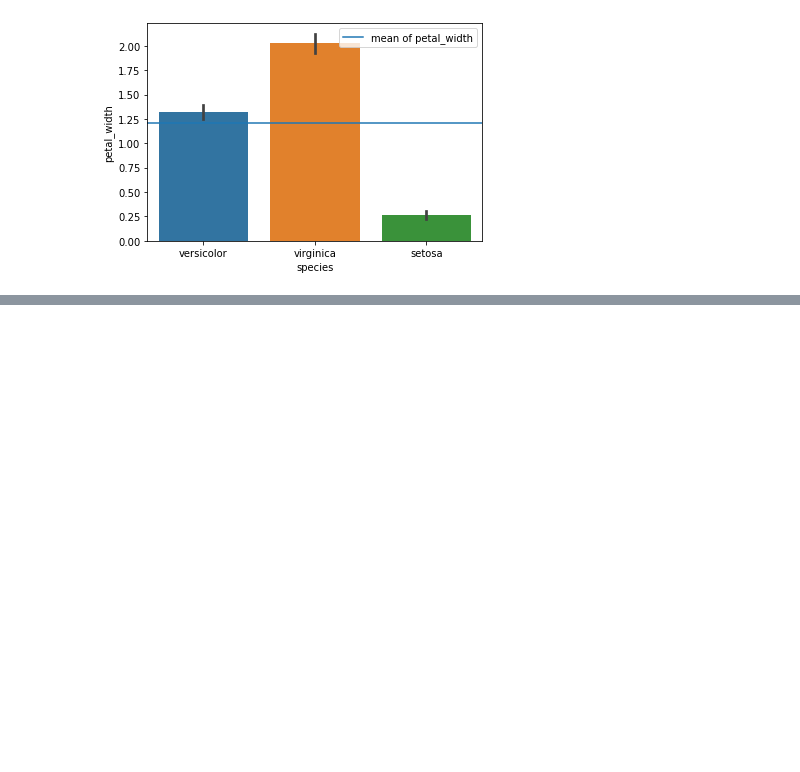
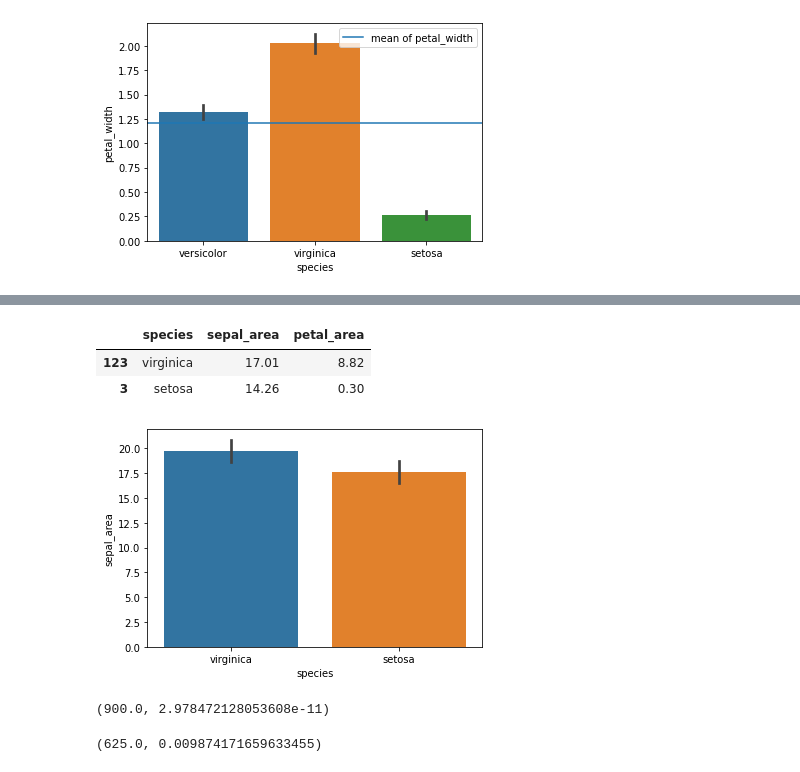
Before and after one commit to rajeshlamichhane04/classification_exercises, a Jupyter notebook: classification-exercises.ipynb, the cells around one changed output, grey strips where cells are left out. Drawn from its saved outputs; the diff is of its cells as text; code cells hidden in the pictures; blank space fills up the shorter version.

```diff
--- a/classification-exercises.ipynb
+++ b/classification-exercises.ipynb
@@ -1242,0 +1248,4 @@ Ask a specific question of the data, such as: is the sepal area signficantly dif
+# %%
+#get area of sepal
+train['sepal_area']=train.sepal_length * train.sepal_width
+train['sepal_area'].head(5)
@@ -1242,0 +1259,5 @@ Ask a specific question of the data, such as: is the sepal area signficantly dif
+# %%
+#get area petal
+train['petal_area']=train['petal_length']*train['petal_width']
+
+train['petal_area'].head(5)
@@ -1242,0 +1271,4 @@ Ask a specific question of the data, such as: is the sepal area signficantly dif
+# %%
+#new dataframe
+train2 = train[["species","sepal_area","petal_area"]]
+train2.head()
@@ -1242,0 +1282,13 @@ Ask a specific question of the data, such as: is the sepal area signficantly dif
+# %%
+#drop versicolor
+train2 = train2[train2.species != "versicolor"]
+train2.head(2)
+# %% [output]
+|  | species | sepal_area | petal_area |
+| 123 | virginica | 17.01 | 8.82 |
+| 3 | setosa | 14.26 | 0.30 |
+# %%
+sns.barplot(data = train2, x='species', y='sepal_area')
+plt.show()
+# %% [output]
+[figure, added]
@@ -1242,0 +1297,11 @@ Ask a specific question of the data, such as: is the sepal area signficantly dif
+# %%
+#mann-whitney test
+#Ho:there is no significant difference in petal area between virginica and setosa species
+#Ha:there is significant difference in petal area between virginica and setosa species
+
+
+t,p = stats.mannwhitneyu(x=train2[train2.species == 'virginica'].petal_area,
+                         y=train2[train2.species == 'setosa'].petal_area)
+t,p
+# %% [output]
+(900.0, 2.978472128053608e-11)
@@ -1242,0 +1311,8 @@ Ask a specific question of the data, such as: is the sepal area signficantly dif
+# %%
+#Ho:there is no significant difference in sepal area between virginica and setosa species
+#Ha:there is significant difference in sepal area between virginica and setosa species
+t,p = stats.mannwhitneyu(x=train2[train2.species == 'virginica'].sepal_area,
+                       y=train2[train2.species == 'setosa'].sepal_area)
+t,p
+# %% [output]
+(625.0, 0.009874171659633455)
```
Also changed, not shown: parts of 93 cells of this notebook.
